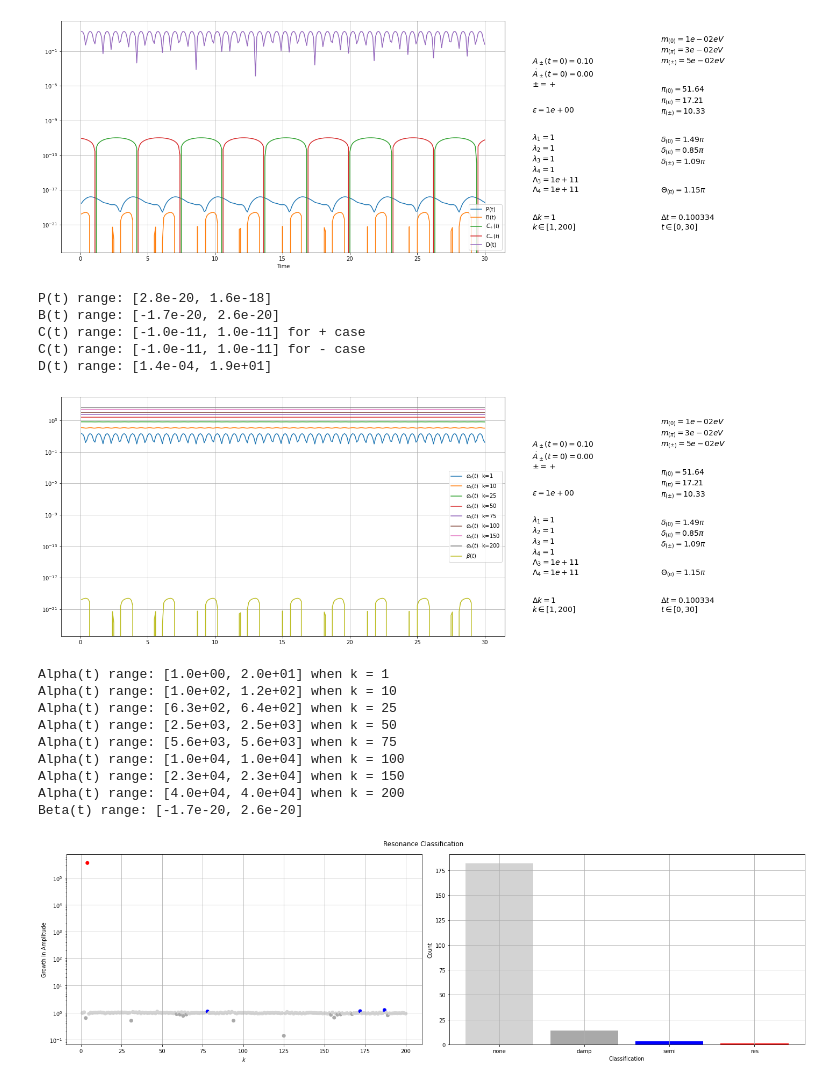
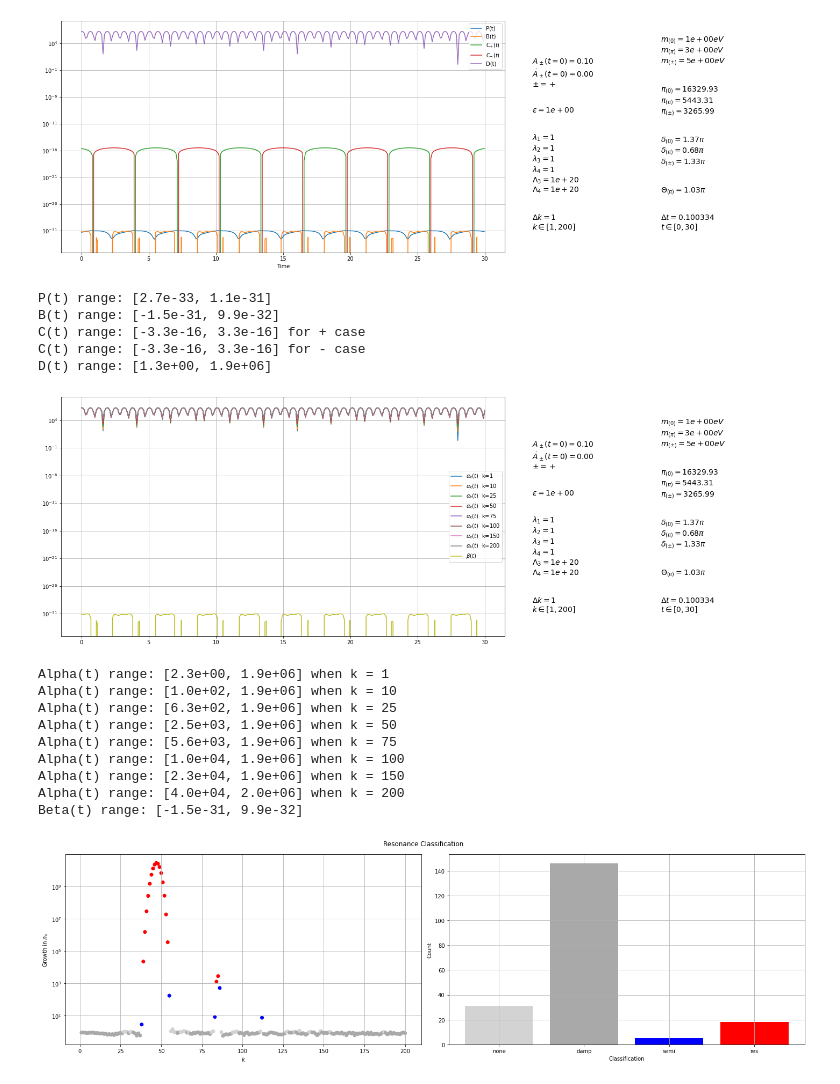
Before and after one commit to LoaneShark/pyAxiverse, a Jupyter notebook: pi-axiverse.ipynb, the cells around one changed output. Cells and saved outputs as stored; diff of their text form; code cells hidden in the pictures.

Commit message:
Further tweaks and k=0 mode consideration

```diff
--- a/pi-axiverse.ipynb
+++ b/pi-axiverse.ipynb
@@ -28,8 +28,8 @@ l3   = 1       #
 l4   = 1       #
 
 # Unit scaling:
-#GeV  = 1e9     # GeV -> eV
-GeV = 1
+GeV  = 1e9     # GeV -> eV
+#GeV = 1
 F   *= GeV
 p_t *= GeV
 L3  *= GeV
@@ -47,14 +47,16 @@ t_N    = 300       # Number of timesteps
 t_sens = 0.1       # sensitivity for calculating time-averaged values
 
 # k values
-k_span = [1, 200] # TODO: replace with the appropriate values
-k_N = 200         # Number of k-modes
+use_k0 = False     # Toggle whether or not k = 0 is included in the numerics (div. by 0 if on)
+k_min = 0 if use_k0 else 1
+k_span = [k_min, 200]  # TODO: replace with the appropriate values
+k_N = (201 - k_min)    # Number of k-modes
 # %%
 # Parameters of model
 
 # masses for real, complex, and charged species in range (10e-8, 10e-4)
 #m_scale = 1e-8              # eV
-m_scale = 1e-2
+m_scale = 1
 m = m_scale * np.array([1., 3., 5.])
 
 # local DM densities/amplitudes for each species
@@ -119,11 +121,12 @@ def local_system(t, y, k, params, P=P, B=B, C=C, D=D, A_pm=A_pm, bg=1):
 # Solve the differential equation for each k
 
 k_values, k_step = np.linspace(k_span[0], k_span[1], k_N, retstep=True)
+k_values, k_step = np.linspace(k_span[0], k_span[1], k_N, retstep=True)
 #k_values = np.linspace(1./100, 10, 100)
 
 # Initialize an array to store the solutions
-t, t_step = np.linspace(t_span[0], t_span[1], t_N+1, retstep=True)  # Array of times at which to evaluate, t > 0
-t = t[1:]
+t, t_step = np.linspace(t_span[0], t_span[1], t_N, retstep=True)  # Array of times at which to evaluate, t > 0
+#t = t[1:]
 
 # Classification sensitivity threshold
 res_con = 1000
@@ -136,6 +139,6 @@ parameters = {"e": e, "F": F, "p_t": p_t, "eps": eps, "L3": L3, "L4": L4, "l1":
 params = set_params(parameters, t_min=t_span[0], t_max=t_span[1], t_N=t_N, k_min=k_span[0], k_max=k_span[1], k_N=k_N)
 
 # Solve the system, in parallel
-solutions, params, time_elapsed, timestr = solve_system(local_system, jupyter=True, parallelize=True, num_cores=4)
+solutions, params, time_elapsed, timestr = solve_system(local_system, jupyter=True, parallelize=True, num_cores=32)
 print(timestr)
 # %% [output]
@@ -335,12 +338,12 @@ print("C(t) range: [%.1e, %.1e] for + case" % (min(C(times, +1)),max(C(times, +1
 print("C(t) range: [%.1e, %.1e] for - case" % (min(C(times, -1)),max(C(times, -1))))
 print("D(t) range: [%.1e, %.1e]" % (min(D(times)),max(D(times))))
 # %% [output]
-[figure, old version]
+[figure, new version]
-P(t) range: [2.8e-20, 1.6e-18]
-B(t) range: [-1.7e-20, 2.6e-20]
-C(t) range: [-1.0e-11, 1.0e-11] for + case
-C(t) range: [-1.0e-11, 1.0e-11] for - case
-D(t) range: [1.4e-04, 1.9e+01]
+P(t) range: [2.7e-33, 1.1e-31]
+B(t) range: [-1.5e-31, 9.9e-32]
+C(t) range: [-3.3e-16, 3.3e-16] for + case
+C(t) range: [-3.3e-16, 3.3e-16] for - case
+D(t) range: [1.3e+00, 1.9e+06]
 # %%
 # Compare Alpha(t) and Beta(t) for a sampling of k values
 times = t
@@ -351,7 +354,7 @@ plt.figure(figsize = (20,7))
 plt.subplot2grid((2,5), (0,0), colspan=3, rowspan=2)
 
 #k_samples = np.geomspace(1,len(k_values),num=5)
-k_samples = [i for i, k_i in enumerate(k_values) if k_i in [1,10,25,50,75,100,150,200]]
+k_samples = [i for i, k_i in enumerate(k_values) if k_i in [0,1,10,25,50,75,100,150,200]]
 for k_sample in k_samples:
     k_s = int(k_sample)
     plt.plot(times, Alpha(times, k_values[k_s]), label=r"$\alpha_k(t)$  k=%d" % k_values[k_s])
@@ -379,16 +382,16 @@ for k_s in k_samples:
     print("Alpha(t) range: [%.1e, %.1e] when k = %d" % (min(Alpha(times, k_values[k_s])), max(Alpha(times, k_values[k_s])), k_values[k_s]))
 print("Beta(t) range: [%.1e, %.1e]" % (min(Beta(times)), max(Beta(times))))
 # %% [output]
-[figure, old version]
+[figure, new version]
-Alpha(t) range: [1.0e+00, 2.0e+01] when k = 1
-Alpha(t) range: [1.0e+02, 1.2e+02] when k = 10
-Alpha(t) range: [6.3e+02, 6.4e+02] when k = 25
-Alpha(t) range: [2.5e+03, 2.5e+03] when k = 50
-Alpha(t) range: [5.6e+03, 5.6e+03] when k = 75
-Alpha(t) range: [1.0e+04, 1.0e+04] when k = 100
-Alpha(t) range: [2.3e+04, 2.3e+04] when k = 150
-Alpha(t) range: [4.0e+04, 4.0e+04] when k = 200
-Beta(t) range: [-1.7e-20, 2.6e-20]
+Alpha(t) range: [2.3e+00, 1.9e+06] when k = 1
+Alpha(t) range: [1.0e+02, 1.9e+06] when k = 10
+Alpha(t) range: [6.3e+02, 1.9e+06] when k = 25
+Alpha(t) range: [2.5e+03, 1.9e+06] when k = 50
+Alpha(t) range: [5.6e+03, 1.9e+06] when k = 75
+Alpha(t) range: [1.0e+04, 1.9e+06] when k = 100
+Alpha(t) range: [2.3e+04, 1.9e+06] when k = 150
+Alpha(t) range: [4.0e+04, 2.0e+06] when k = 200
+Beta(t) range: [-1.5e-31, 9.9e-32]
 # %%
 #print(params)
 
@@ -400,32 +403,32 @@ params["k_class_arr"] = k_class(np.mean, t_sens, A_sens)
 
 params["class"] = tot_res
 
 #print(params["class"])
 #print(params["k_class_arr"])
 
 class_colors = {'none': 'lightgrey', 'damp': 'darkgrey', 'semi': 'blue', 'res': 'red'}
 #print(k_class(np.mean, t_sens, A_sens))
 #print(k_ratio(np.mean, t_sens, A_sens))
 
 plt.figure(figsize = (20,6))
 plt.suptitle('Resonance Classification')
 
 plt.subplot2grid((2,4), (0,0), colspan=2, rowspan=2)
 plt.scatter(k_values, k_ratio(np.mean, t_sens, A_sens), c=[class_colors[k_c] if k_c in class_colors else 'orange' for k_c in k_class(np.mean, t_sens, A_sens)])
 plt.xlabel('$k$')
-plt.ylabel('Growth in Amplitude')
+plt.ylabel('Growth in $n_k$')
 plt.yscale('log')
 plt.grid()
 
 plt.subplot2grid((2,4), (0,2), colspan=2, rowspan=2)
 #plt.bar(k_values,k_ratio(np.mean, t_sens, A_sens),color=[class_color(k_c) for k_c in k_class(np.mean, t_sens, A_sens)])
 class_counts = [(np.array(k_class(np.mean, t_sens, A_sens)) == class_label).sum() for class_label in class_colors.keys()]
 plt.bar(class_colors.keys(),class_counts,color=class_colors.values())
 plt.xlabel('Classification')
 plt.ylabel('Count')
 plt.grid()
 
 plt.tight_layout()
 plt.show()
 # %% [output]
-[figure, old version]
+[figure, new version]
```
Also changed, not shown: parts of 3 cells of this notebook, 3 other files.
